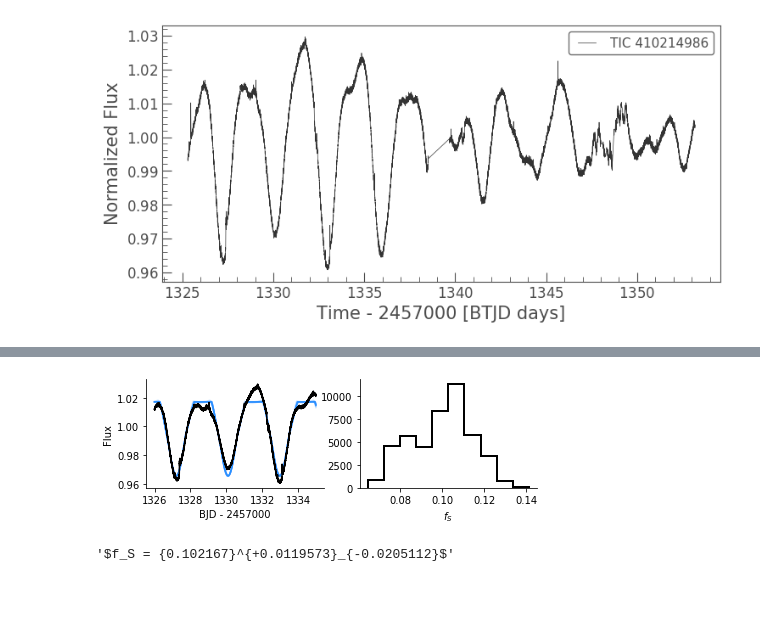
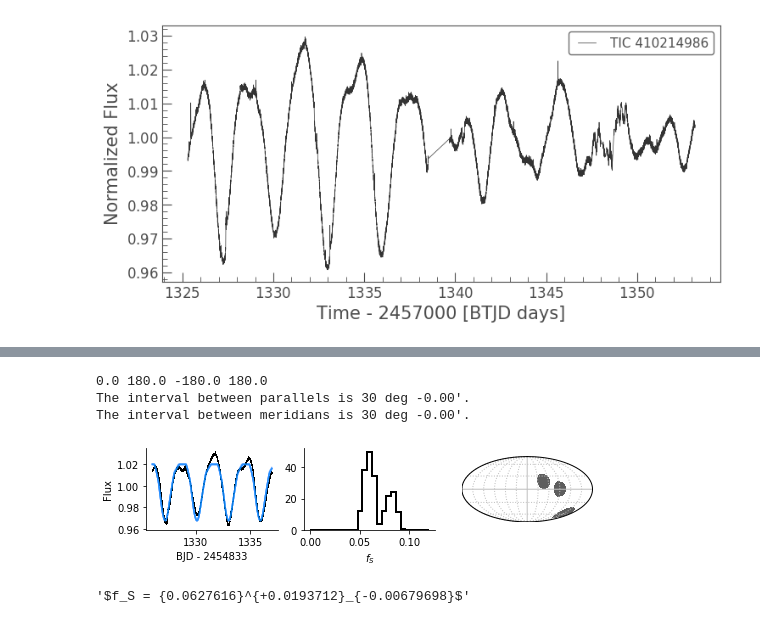
Before and after one commit to bmorris3/birthmarks, a Jupyter notebook: examples/DSTuc.ipynb, the cells around one changed output, grey strips where cells are left out. Cells and saved outputs as stored; diff of their text form; code cells hidden in the pictures; blank space fills up the shorter version.

```diff
--- a/examples/DSTuc.ipynb
+++ b/examples/DSTuc.ipynb
@@ -22,8 +22,11 @@ time = pdcsap.time
 flux = pdcsap.flux
 
 notnanflux = ~np.isnan(flux)
-flux = flux[notnanflux & (time > 1326) & (time < 1335)]
-time = time[notnanflux & (time > 1326) & (time < 1335)]
+flux = flux[notnanflux & (time > 1326) & (time < 1337)]
+time = time[notnanflux & (time > 1326) & (time < 1337)]
+
+# flux = flux[notnanflux & (time > 1341.5) & (time < 1347)]
+# time = time[notnanflux & (time > 1341.5) & (time < 1347)]
 flux /= np.mean(flux)
 pdcsap.plot()
 # %% [output]
@@ -100,8 +101,8 @@ def log_prior(p):
     lons = p[0:3]
     lats = p[3:6]
     rads = p[6:9]
-    if (np.all(rads < 1.2) and np.all(rads > 0) and np.all(lats > -90) and
-        np.all(lats < 90) and np.all(lons > 0) and np.all(lons < 360)):
+    if (np.all(rads < 0.8) and np.all(rads > 0) and np.all(lats > -60) and
+        np.all(lats < 60) and np.all(lons > 0) and np.all(lons < 360)):
         return 0
     return -np.inf
 
@@ -113,7 +114,7 @@ def log_probability(p):
 
 ndim = len(init_p)
 nwalkers = 2 * ndim
-nsteps = 5000
+nsteps = 50000
 
 pos = []
 
@@ -156,32 +166,60 @@ WARNING:root:Too few points to create valid contours
 # %%
-fig, ax = plt.subplots(1, 2, figsize=(7, 2))
+fig, ax = plt.subplots(1, 3, figsize=(8, 1.5))
+
+ax[0].plot(time, flux, ',', color='k')
+
 
 for i in np.random.randint(0, len(samples_burned_in), size=50):
 
     trial = samples_burned_in[i, :]
 
     lons = trial[0:3]
     lats = trial[3:6]
     rads = trial[6:9]
 
     lc = s.light_curve(lons[:, None] * u.deg, lats[:, None] * u.deg, rads[:, None],
                        inc_stellar=90*u.deg, times=time, time_ref=0)[:, 0]
     ax[0].plot(time, lc/lc.mean(), color='DodgerBlue', alpha=0.05)
 
 f_S = np.sum(samples_burned_in[:, -3:]**2 / 4, axis=1)
 
-ax[0].plot(time, flux, color='k')
-ax[1].hist(f_S, bins=10, histtype='step', lw=2, color='k')
-ax[0].set(xlabel='BJD - 2457000', ylabel='Flux')
+ax[1].hist(f_S, bins=25, histtype='step', lw=2, color='k', range=[0, 0.12], density=True)
+ax[0].set(xlabel='BJD - 2454833', ylabel='Flux')
 ax[1].set_xlabel('$f_S$')
+
+
+NSIDE = 2**10
+
+NPIX = hp.nside2npix(NSIDE)
+
+m = np.zeros(NPIX)
+
+for lon, lat, rad in np.median(samples_burned_in, axis=0).reshape((3, 3)).T:
+    t = np.radians(lat + 90)
+    p = np.radians(lon)
+    spot_vec = hp.ang2vec(t, p)
+    ipix_spots = hp.query_disc(nside=NSIDE, vec=spot_vec, radius=rad)
+    m[ipix_spots] = 0.7
+
+cmap = plt.cm.Greys
+cmap.set_under('w')
+
+plt.axes(ax[2])
+hp.mollview(m, cbar=False, title="", cmap=cmap, hold=True,
+            max=1.0, notext=True, flip='geo')
+hp.graticule(color='silver')
+
 for axis in ax:
     for sp in ['right', 'top']:
         axis.spines[sp].set_visible(False)
 fig.savefig('plots/DSTuc.pdf', bbox_inches='tight')
 # %% [output]
+0.0 180.0 -180.0 180.0
+The interval between parallels is 30 deg -0.00'.
+The interval between meridians is 30 deg -0.00'.
-[figure, old version]
+[figure, new version]
 # %%
 lo, mid, hi = np.percentile(f_S, [16, 50, 84])
 f"$f_S = {{{mid:g}}}^{{+{hi-mid:g}}}_{{-{mid-lo:g}}}$"
 # %% [output]
-'$f_S = {0.102167}^{+0.0119573}_{-0.0205112}$'
+'$f_S = {0.0627616}^{+0.0193712}_{-0.00679698}$'
```
Also changed, not shown: parts of 8 cells of this notebook, 7 other files.
